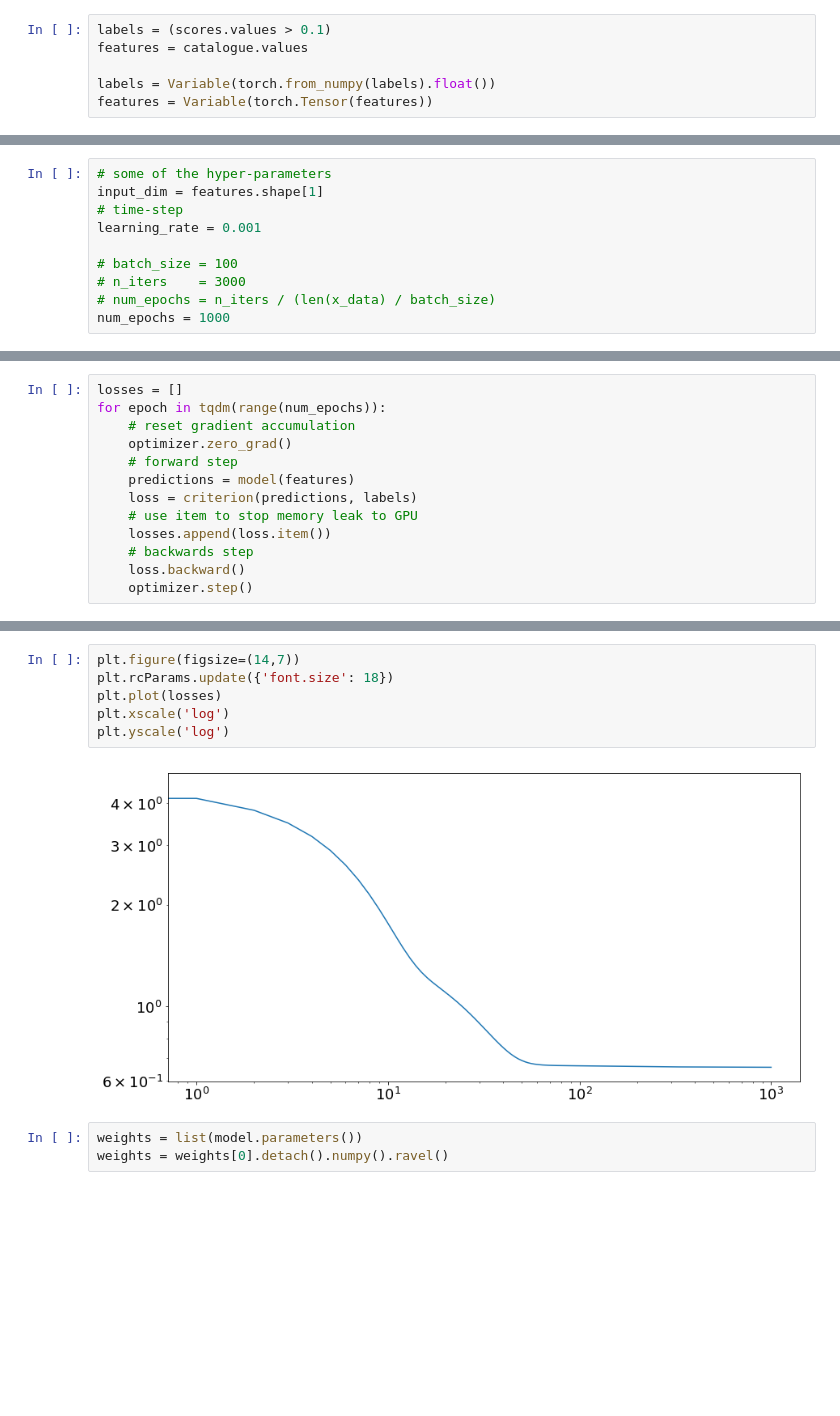
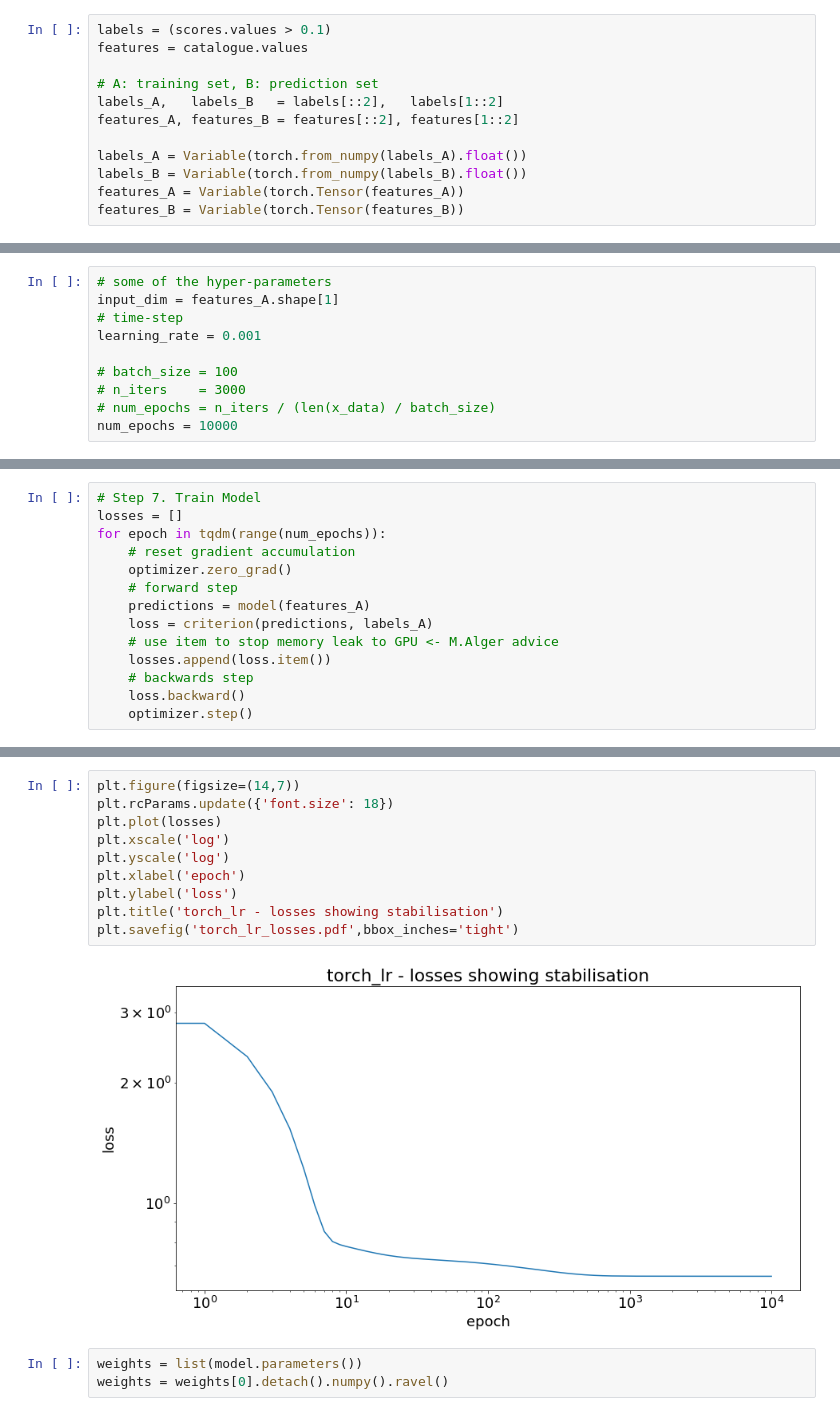
Before and after one commit to MatthewJA/blobmatch, a Jupyter notebook: logistic_regression.ipynb, the cells around one changed output, grey strips where cells are left out. Drawn from its saved outputs; the diff is of its cells as text; blank space fills up the shorter version.

```diff
--- a/logistic_regression.ipynb
+++ b/logistic_regression.ipynb
@@ -42,6 +37,12 @@ catalogue['log_flux_NVSS']       = np.log10(catalogue['peak_NVSS'])
 labels = (scores.values > 0.1)
 features = catalogue.values
 
-labels = Variable(torch.from_numpy(labels).float())
-features = Variable(torch.Tensor(features))
+# A: training set, B: prediction set
+labels_A,   labels_B   = labels[::2],   labels[1::2]
+features_A, features_B = features[::2], features[1::2]
+
+labels_A = Variable(torch.from_numpy(labels_A).float())
+labels_B = Variable(torch.from_numpy(labels_B).float())
+features_A = Variable(torch.Tensor(features_A))
+features_B = Variable(torch.Tensor(features_B))
 # %%
@@ -55,12 +57,12 @@ class LogisticRegression(torch.nn.Module):
         return outputs
 # %%
 # some of the hyper-parameters
-input_dim = features.shape[1]
+input_dim = features_A.shape[1]
 # time-step
 learning_rate = 0.001
 
 # batch_size = 100
 # n_iters    = 3000
 # num_epochs = n_iters / (len(x_data) / batch_size)
-num_epochs = 1000
+num_epochs = 10000
 # %%
@@ -70,14 +75,15 @@ criterion = torch.nn.BCELoss(size_average=True)
 # unbiased estimate (noisy observation)
 optimizer = torch.optim.SGD(model.parameters(), lr=learning_rate)
 # %%
+# Step 7. Train Model
 losses = []
 for epoch in tqdm(range(num_epochs)):
     # reset gradient accumulation
     optimizer.zero_grad()
     # forward step
-    predictions = model(features)
-    loss = criterion(predictions, labels)
-    # use item to stop memory leak to GPU
+    predictions = model(features_A)
+    loss = criterion(predictions, labels_A)
+    # use item to stop memory leak to GPU <- M.Alger advice
     losses.append(loss.item())
     # backwards step
     loss.backward()
@@ -95,11 +100,15 @@ print(accuracy)
 # %%
 plt.figure(figsize=(14,7))
 plt.rcParams.update({'font.size': 18})
 plt.plot(losses)
 plt.xscale('log')
 plt.yscale('log')
+plt.xlabel('epoch')
+plt.ylabel('loss')
+plt.title('torch_lr - losses showing stabilisation')
+plt.savefig('torch_lr_losses.pdf',bbox_inches='tight')
 # %% [output]
-[figure, old version]
+[figure, new version]
 # %%
 weights = list(model.parameters())
 weights = weights[0].detach().numpy().ravel()
```
Also changed, not shown: parts of 13 cells of this notebook, 1 other file.
